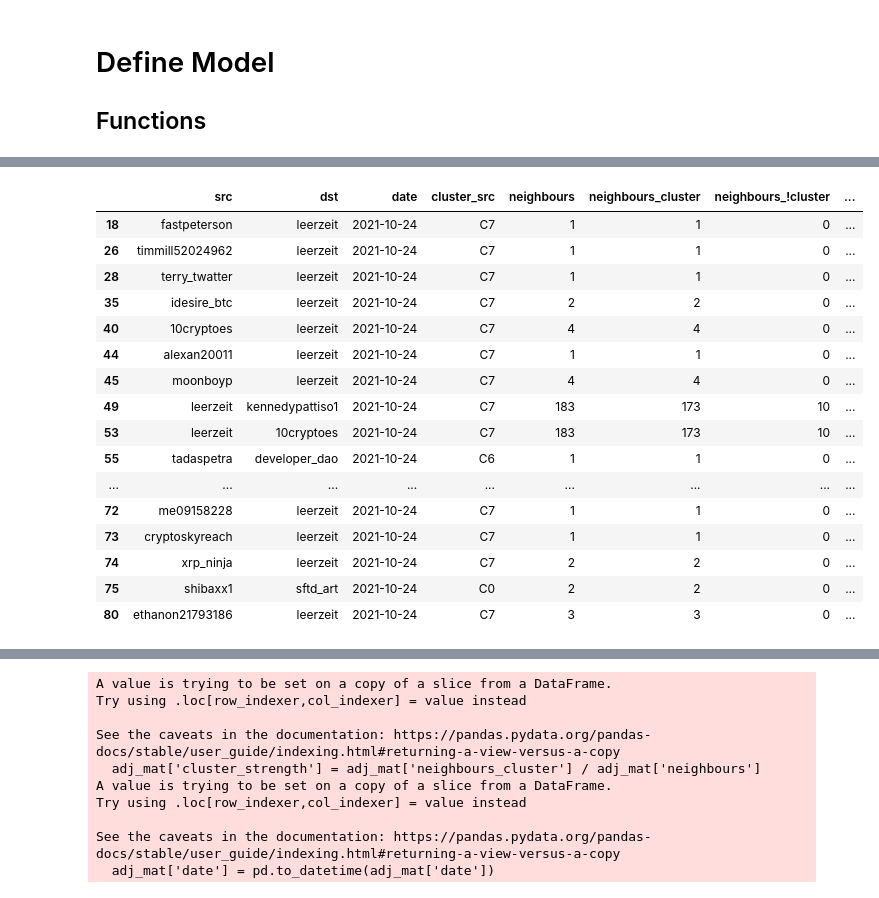
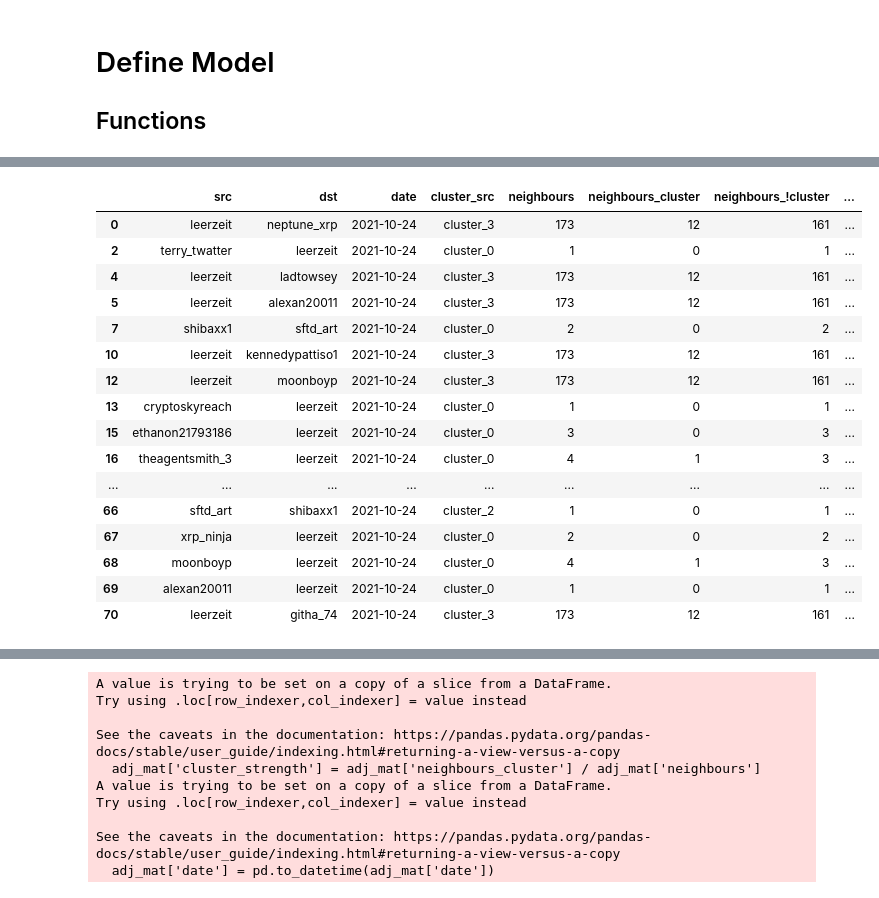
Before and after one commit to christianschwendner/coins_2122, a Jupyter notebook: Model/Model_per_Currency_wip.ipynb, the cells around one changed output, grey strips where cells are left out. Saved outputs shown, nothing was run; the diff lists cells and outputs as text; code cells hidden in the pictures.

Commit message:
Model per Currency wip

```diff
--- a/Model/Model_per_Currency_wip.ipynb
+++ b/Model/Model_per_Currency_wip.ipynb
@@ -9,17 +9,31 @@ import matplotlib.dates as md
 # File imports
 ## Adjen.. Matrix processing
 # %%
-adj_mat = pd.read_csv('../Griffin_data/Adjacency_Matrix_Output_Currency.csv', index_col='Unnamed: 0') #, index_col='Unnamed: 0'
+adj_mat = pd.read_csv('../Griffin_data/Adjacency_Matrix_Output_C4.csv')
 adj_mat = adj_mat[['src', 'dst', 'date', 'cluster_src', 'neighbours', 'neighbours_cluster',
-                   'neighbours_!cluster', 'cluster_dst', 'twitter_query']]
+                   'neighbours_!cluster', 'cluster_dst', 'twitter_query_src', 'twitter_query_dst']]
 
-adj_mat_ETH2 = adj_mat.loc[adj_mat['twitter_query'] == 'ETH2']
-adj_mat_SHIB = adj_mat.loc[adj_mat['twitter_query'] == 'SHIB']
-adj_mat_SOL = adj_mat.loc[adj_mat['twitter_query'] == 'SOL']
-adj_mat_ETH = adj_mat.loc[adj_mat['twitter_query'] == 'ETH']
-adj_mat_LINK = adj_mat.loc[adj_mat['twitter_query'] == 'LINK']
-adj_mat_BTC = adj_mat.loc[adj_mat['twitter_query'] == 'BTC']
-adj_mat_DOGE = adj_mat.loc[adj_mat['twitter_query'] == 'DOGE']
+adj_mat_ETH2 = adj_mat.loc[(adj_mat['twitter_query_src'] == 'ETH2') | (adj_mat['twitter_query_dst'] == 'ETH2')]
+adj_mat_SHIB = adj_mat.loc[(adj_mat['twitter_query_src'] == 'SHIB') | (adj_mat['twitter_query_dst'] == 'SHIB')]
+adj_mat_SOL = adj_mat.loc[(adj_mat['twitter_query_src'] == 'SOL') | (adj_mat['twitter_query_dst'] == 'SOL')]
+adj_mat_ETH = adj_mat.loc[(adj_mat['twitter_query_src'] == 'ETH') | (adj_mat['twitter_query_dst'] == 'ETH')]
+adj_mat_LINK = adj_mat.loc[(adj_mat['twitter_query_src'] == 'LINK') | (adj_mat['twitter_query_dst'] == 'LINK')]
+adj_mat_BTC = adj_mat.loc[(adj_mat['twitter_query_src'] == 'BTC') | (adj_mat['twitter_query_dst'] == 'BTC')]
+adj_mat_DOGE = adj_mat.loc[(adj_mat['twitter_query_src'] == 'DOGE') | (adj_mat['twitter_query_dst'] == 'DOGE')]
+
+
+
+#adj_mat = pd.read_csv('../Griffin_data/Adjacency_Matrix_Output_C4.csv', index_col='Unnamed: 0') #, index_col='Unnamed: 0'
+#adj_mat = adj_mat[['src', 'dst', 'date', 'cluster_src', 'neighbours', 'neighbours_cluster',
+#                   'neighbours_!cluster', 'cluster_dst', 'twitter_query']]
+
+#adj_mat_ETH2 = adj_mat.loc[adj_mat['twitter_query'] == 'ETH2']
+#adj_mat_SHIB = adj_mat.loc[adj_mat['twitter_query'] == 'SHIB']
+#adj_mat_SOL = adj_mat.loc[adj_mat['twitter_query'] == 'SOL']
+#adj_mat_ETH = adj_mat.loc[adj_mat['twitter_query'] == 'ETH']
+#adj_mat_LINK = adj_mat.loc[adj_mat['twitter_query'] == 'LINK']
+#adj_mat_BTC = adj_mat.loc[adj_mat['twitter_query'] == 'BTC']
+#adj_mat_DOGE = adj_mat.loc[adj_mat['twitter_query'] == 'DOGE']
 # %% [markdown]
 ## News dataframe processing
 # %%
@@ -53,5 +67,3 @@ df_ta_SHIB = pd.read_csv('ta_df/df_ta_SHIB.csv')
 # %% [markdown]
 # Define Model
 ## Functions
-# %%
-adj_mat = adj_mat.loc[adj_mat['twitter_query'] == 'ETH']
@@ -74,2 +69,0 @@ adj_mat
-# %%
-adj_mat['cluster_strength'] = adj_mat['neighbours_cluster'] / adj_mat['neighbours']
@@ -96,21 +106,21 @@ adj_mat.loc[(adj_mat['cluster_src'] == 'C7') & (adj_mat['date'] == '2021-10-24')
 # %%
-adj_mat.loc[adj_mat['date'] == '2021-10-24']
+adj_mat_ETH.loc[adj_mat['date'] == '2021-10-24']
 # %% [output]
 |  | src | dst | date | cluster_src | neighbours | neighbours_cluster | neighbours_!cluster | ... |
-| 18 | fastpeterson | leerzeit | 2021-10-24 | C7 | 1 | 1 | 0 | ... |
-| 26 | timmill52024962 | leerzeit | 2021-10-24 | C7 | 1 | 1 | 0 | ... |
-| 28 | terry_twatter | leerzeit | 2021-10-24 | C7 | 1 | 1 | 0 | ... |
-| 35 | idesire_btc | leerzeit | 2021-10-24 | C7 | 2 | 2 | 0 | ... |
-| 40 | 10cryptoes | leerzeit | 2021-10-24 | C7 | 4 | 4 | 0 | ... |
-| 44 | alexan20011 | leerzeit | 2021-10-24 | C7 | 1 | 1 | 0 | ... |
-| 45 | moonboyp | leerzeit | 2021-10-24 | C7 | 4 | 4 | 0 | ... |
-| 49 | leerzeit | kennedypattiso1 | 2021-10-24 | C7 | 183 | 173 | 10 | ... |
-| 53 | leerzeit | 10cryptoes | 2021-10-24 | C7 | 183 | 173 | 10 | ... |
-| 55 | tadaspetra | developer_dao | 2021-10-24 | C6 | 1 | 1 | 0 | ... |
+| 0 | leerzeit | neptune_xrp | 2021-10-24 | cluster_3 | 173 | 12 | 161 | ... |
+| 2 | terry_twatter | leerzeit | 2021-10-24 | cluster_0 | 1 | 0 | 1 | ... |
+| 4 | leerzeit | ladtowsey | 2021-10-24 | cluster_3 | 173 | 12 | 161 | ... |
+| 5 | leerzeit | alexan20011 | 2021-10-24 | cluster_3 | 173 | 12 | 161 | ... |
+| 7 | shibaxx1 | sftd_art | 2021-10-24 | cluster_0 | 2 | 0 | 2 | ... |
+| 10 | leerzeit | kennedypattiso1 | 2021-10-24 | cluster_3 | 173 | 12 | 161 | ... |
+| 12 | leerzeit | moonboyp | 2021-10-24 | cluster_3 | 173 | 12 | 161 | ... |
+| 13 | cryptoskyreach | leerzeit | 2021-10-24 | cluster_0 | 1 | 0 | 1 | ... |
+| 15 | ethanon21793186 | leerzeit | 2021-10-24 | cluster_0 | 3 | 0 | 3 | ... |
+| 16 | theagentsmith_3 | leerzeit | 2021-10-24 | cluster_0 | 4 | 1 | 3 | ... |
 | ... | ... | ... | ... | ... | ... | ... | ... | ... |
-| 72 | me09158228 | leerzeit | 2021-10-24 | C7 | 1 | 1 | 0 | ... |
-| 73 | cryptoskyreach | leerzeit | 2021-10-24 | C7 | 1 | 1 | 0 | ... |
-| 74 | xrp_ninja | leerzeit | 2021-10-24 | C7 | 2 | 2 | 0 | ... |
-| 75 | shibaxx1 | sftd_art | 2021-10-24 | C0 | 2 | 2 | 0 | ... |
-| 80 | ethanon21793186 | leerzeit | 2021-10-24 | C7 | 3 | 3 | 0 | ... |
+| 66 | sftd_art | shibaxx1 | 2021-10-24 | cluster_2 | 1 | 0 | 1 | ... |
+| 67 | xrp_ninja | leerzeit | 2021-10-24 | cluster_0 | 2 | 0 | 2 | ... |
+| 68 | moonboyp | leerzeit | 2021-10-24 | cluster_0 | 4 | 1 | 3 | ... |
+| 69 | alexan20011 | leerzeit | 2021-10-24 | cluster_0 | 1 | 0 | 1 | ... |
+| 70 | leerzeit | githa_74 | 2021-10-24 | cluster_3 | 173 | 12 | 161 | ... |
 # %%
```
Also changed, not shown: parts of 31 cells of this notebook, 9 other files.
